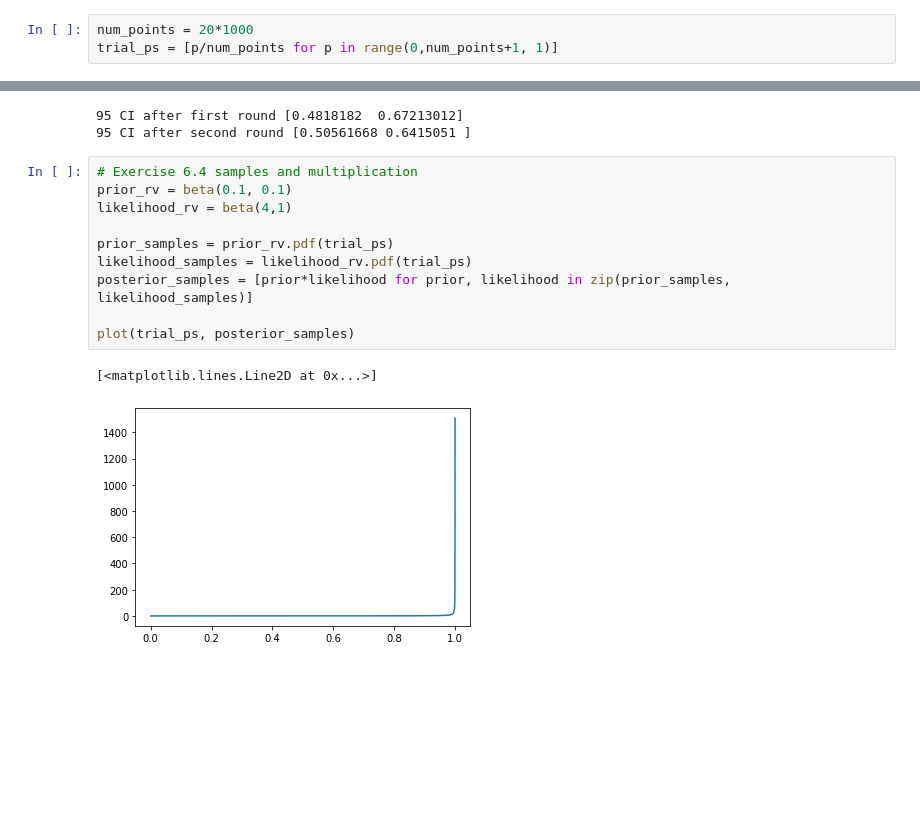
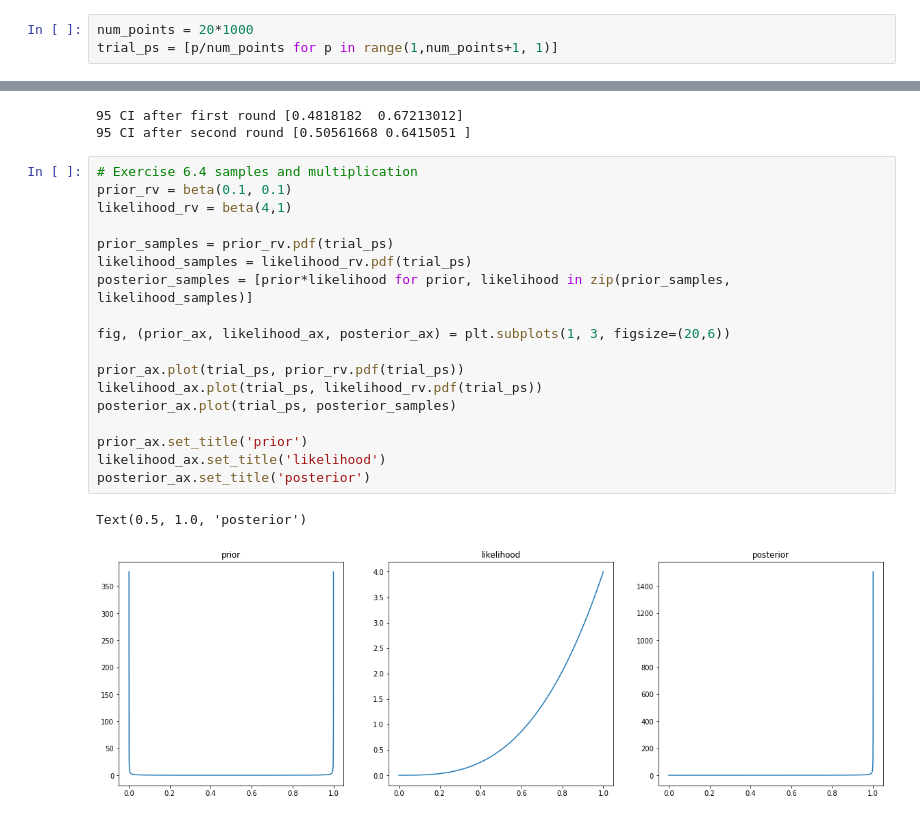
Before and after one commit to ctarrington/data-science-hw, a Jupyter notebook: dbda/ch06-binomial-and-beta/dbda_6_exercises.ipynb, the cells around one changed output, grey strips where cells are left out. Saved outputs shown, nothing was run; the diff lists cells and outputs as text; blank space fills up the shorter version.

```diff
--- a/dbda/ch06-binomial-and-beta/dbda_6_exercises.ipynb
+++ b/dbda/ch06-binomial-and-beta/dbda_6_exercises.ipynb
@@ -6,7 +6,7 @@ from matplotlib import pyplot as plt
 from scipy.stats import beta
 # %%
 num_points = 20*1000
-trial_ps = [p/num_points for p in range(0,num_points+1, 1)]
+trial_ps = [p/num_points for p in range(1,num_points+1, 1)]
 # %%
 # Exercise 6.2
 prior = (1,1)
@@ -26,16 +26,24 @@ print('95 CI after second round', ci)
 # %%
 # Exercise 6.4 samples and multiplication
 prior_rv = beta(0.1, 0.1)
 likelihood_rv = beta(4,1)
 
 prior_samples = prior_rv.pdf(trial_ps)
 likelihood_samples = likelihood_rv.pdf(trial_ps)
 posterior_samples = [prior*likelihood for prior, likelihood in zip(prior_samples, likelihood_samples)]
 
-plot(trial_ps, posterior_samples)
+fig, (prior_ax, likelihood_ax, posterior_ax) = plt.subplots(1, 3, figsize=(20,6))
+
+prior_ax.plot(trial_ps, prior_rv.pdf(trial_ps))
+likelihood_ax.plot(trial_ps, likelihood_rv.pdf(trial_ps))
+posterior_ax.plot(trial_ps, posterior_samples)
+
+prior_ax.set_title('prior')
+likelihood_ax.set_title('likelihood')
+posterior_ax.set_title('posterior')
 # %% [output]
-[<matplotlib.lines.Line2D at 0x...>]
+Text(0.5, 1.0, 'posterior')
-[figure, old version]
+[figure, new version]
 # %%
 # Exercise 6.4 adding exponents
 
```
Also changed, not shown: parts of 1 cell of this notebook.
